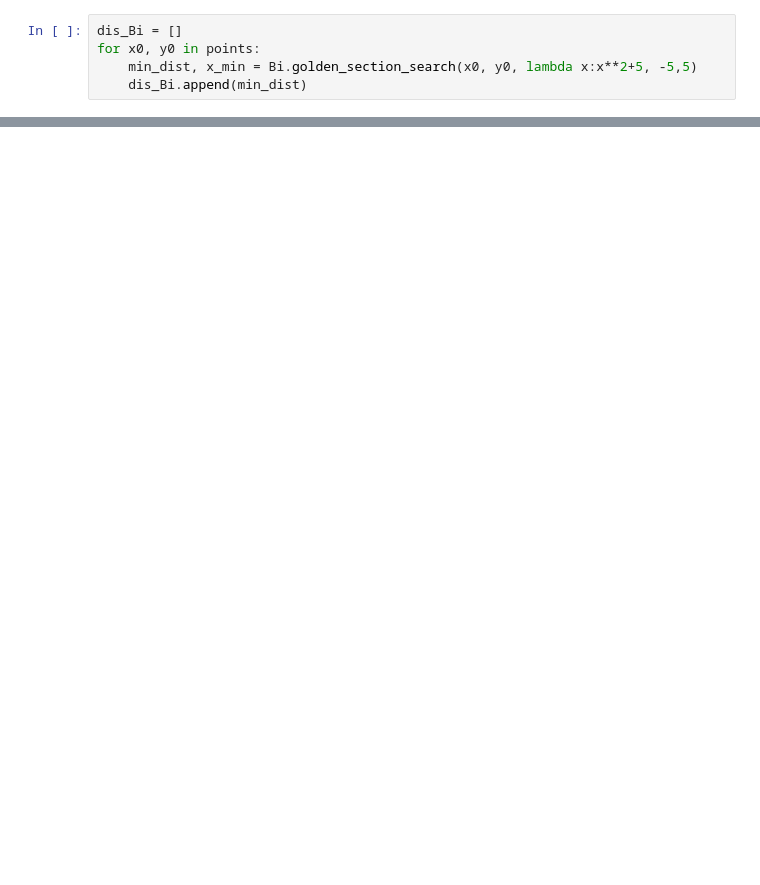
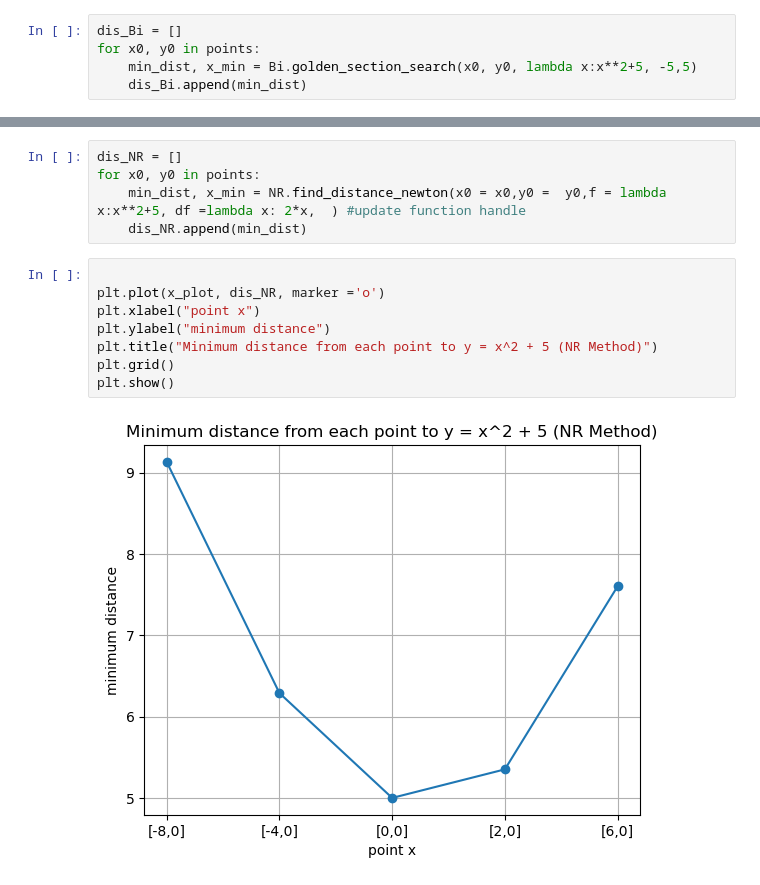
Before and after one commit to EthanAB99/EthanAB99.github.io, a Jupyter notebook: assignment1.ipynb, the cells around one changed output, grey strips where cells are left out. Saved outputs shown, nothing was run; the diff lists cells and outputs as text; blank space fills up the shorter version.

```diff
--- a/assignment1.ipynb
+++ b/assignment1.ipynb
@@ -41,0 +65,15 @@ plt.show()
+# %%
+dis_NR = []
+for x0, y0 in points:
+    min_dist, x_min = NR.find_distance_newton(x0 = x0,y0 =  y0,f = lambda x:x**2+5, df =lambda x: 2*x,  ) #update function handle
+    dis_NR.append(min_dist)
+# %%
+
+plt.plot(x_plot, dis_NR, marker ='o')
+plt.xlabel("point x")
+plt.ylabel("minimum distance")
+plt.title("Minimum distance from each point to y = x^2 + 5 (NR Method)")
+plt.grid()
+plt.show()
+# %% [output]
+[figure, added]
```
Also changed, not shown: parts of 5 cells of this notebook, 7 other files.
